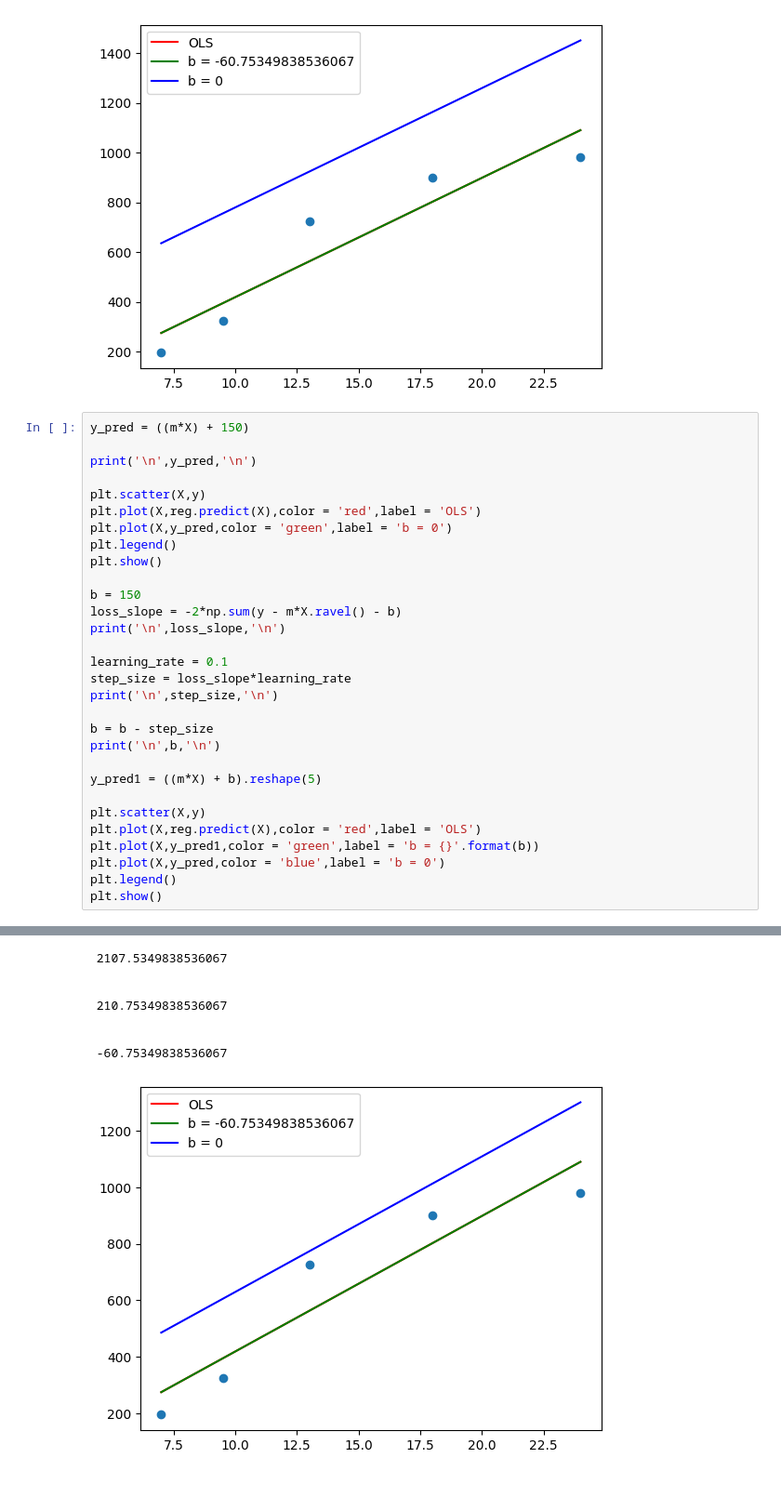
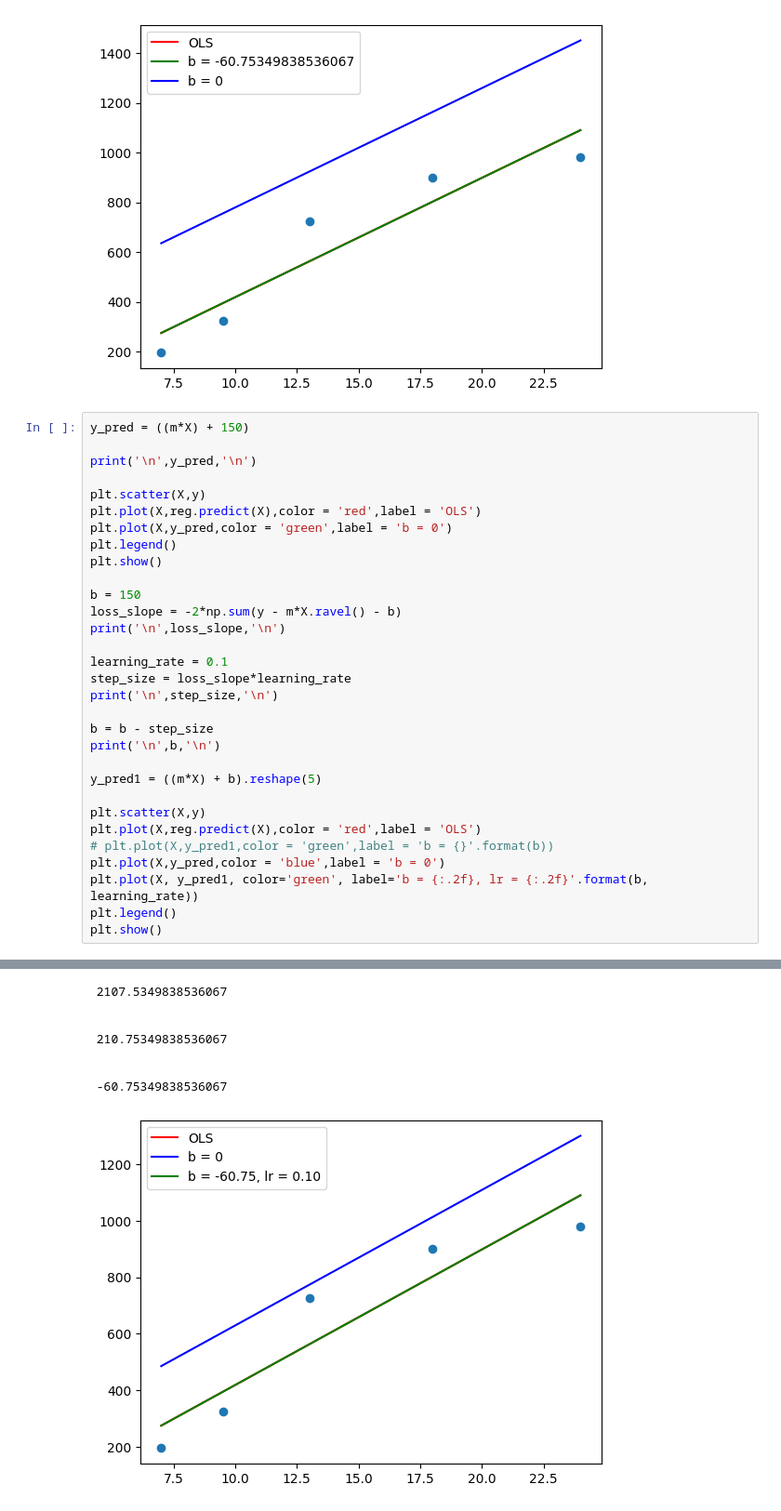
Before and after one commit to hrcn81/commonplace, a Jupyter notebook: surplus/GD.ipynb, the cells around one changed output, grey strips where cells are left out. Shown: that part at 93% size. Drawn from its saved outputs; the diff is of its cells as text.

```diff
--- a/surplus/GD.ipynb
+++ b/surplus/GD.ipynb
@@ -107,32 +107,33 @@ loss_slope = -2*np.sum(y - m*X.ravel() - b)
 print('\n',loss_slope,'\n')
 
 learning_rate = 0.1
 step_size = loss_slope*learning_rate
 print('\n',step_size,'\n')
 
 b = b - step_size
 print('\n',b,'\n')
 
 y_pred1 = ((m*X) + b).reshape(5)
 
 plt.scatter(X,y)
 plt.plot(X,reg.predict(X),color = 'red',label = 'OLS')
-plt.plot(X,y_pred1,color = 'green',label = 'b = {}'.format(b))
+# plt.plot(X,y_pred1,color = 'green',label = 'b = {}'.format(b))
 plt.plot(X,y_pred,color = 'blue',label = 'b = 0')
+plt.plot(X, y_pred1, color='green', label='b = {:.2f}, lr = {:.2f}'.format(b, learning_rate))
 plt.legend()
 plt.show()
 # %% [output]
  [[ 485.68353068]
  [ 605.57050592]
  [ 773.41227126]
  [1013.18622174]
  [1300.91496233]]
 [figure]
  2107.5349838536067
 
 
  210.75349838536067
 
 
  -60.75349838536067
-[figure, old version]
+[figure, new version]
```
Also changed, not shown: parts of 1 cell of this notebook.
